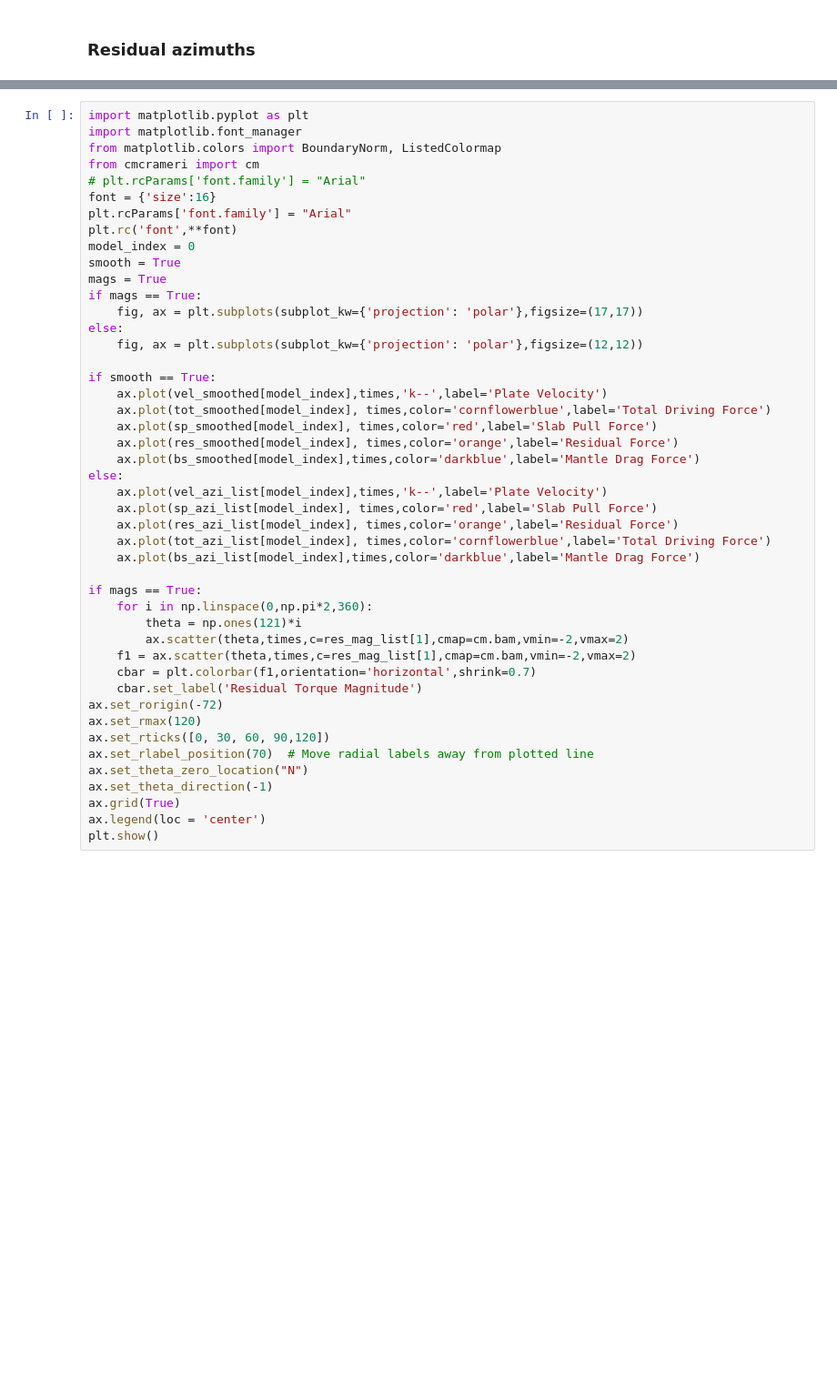
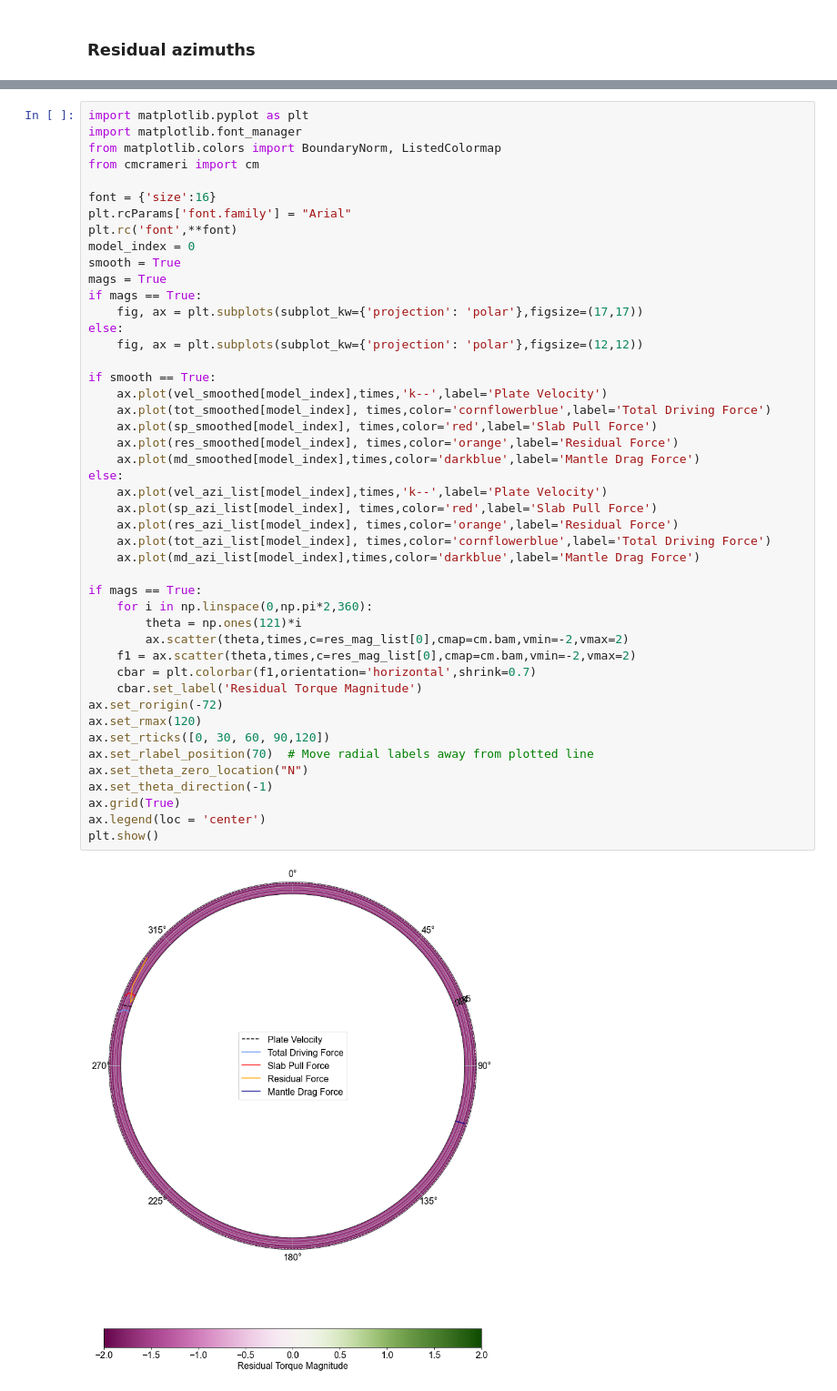
Before and after one commit to edward-clennett/Plate_driving_forces, a Jupyter notebook: Plate_driving_forces_analysis.ipynb, the cells around one changed output, grey strips where cells are left out. Shown at 91% size. Saved outputs shown, nothing was run; the diff lists cells and outputs as text; blank space fills up the shorter version.

```diff
--- a/Plate_driving_forces_analysis.ipynb
+++ b/Plate_driving_forces_analysis.ipynb
@@ -796,7 +863,7 @@ import matplotlib.pyplot as plt
 import matplotlib.font_manager
 from matplotlib.colors import BoundaryNorm, ListedColormap
 from cmcrameri import cm
-# plt.rcParams['font.family'] = "Arial"
+
 font = {'size':16}
 plt.rcParams['font.family'] = "Arial"
 plt.rc('font',**font)
@@ -806,34 +873,36 @@ mags = True
 if mags == True:
     fig, ax = plt.subplots(subplot_kw={'projection': 'polar'},figsize=(17,17))
 else:
     fig, ax = plt.subplots(subplot_kw={'projection': 'polar'},figsize=(12,12))
 
 if smooth == True:
     ax.plot(vel_smoothed[model_index],times,'k--',label='Plate Velocity')
     ax.plot(tot_smoothed[model_index], times,color='cornflowerblue',label='Total Driving Force')
     ax.plot(sp_smoothed[model_index], times,color='red',label='Slab Pull Force')
     ax.plot(res_smoothed[model_index], times,color='orange',label='Residual Force')
-    ax.plot(bs_smoothed[model_index],times,color='darkblue',label='Mantle Drag Force')
+    ax.plot(md_smoothed[model_index],times,color='darkblue',label='Mantle Drag Force')
 else:
     ax.plot(vel_azi_list[model_index],times,'k--',label='Plate Velocity')
     ax.plot(sp_azi_list[model_index], times,color='red',label='Slab Pull Force')
     ax.plot(res_azi_list[model_index], times,color='orange',label='Residual Force')
     ax.plot(tot_azi_list[model_index], times,color='cornflowerblue',label='Total Driving Force')
-    ax.plot(bs_azi_list[model_index],times,color='darkblue',label='Mantle Drag Force')
+    ax.plot(md_azi_list[model_index],times,color='darkblue',label='Mantle Drag Force')
 
 if mags == True:
     for i in np.linspace(0,np.pi*2,360):
         theta = np.ones(121)*i
-        ax.scatter(theta,times,c=res_mag_list[1],cmap=cm.bam,vmin=-2,vmax=2)
-    f1 = ax.scatter(theta,times,c=res_mag_list[1],cmap=cm.bam,vmin=-2,vmax=2)
+        ax.scatter(theta,times,c=res_mag_list[0],cmap=cm.bam,vmin=-2,vmax=2)
+    f1 = ax.scatter(theta,times,c=res_mag_list[0],cmap=cm.bam,vmin=-2,vmax=2)
     cbar = plt.colorbar(f1,orientation='horizontal',shrink=0.7)
     cbar.set_label('Residual Torque Magnitude')
 ax.set_rorigin(-72)
 ax.set_rmax(120)
 ax.set_rticks([0, 30, 60, 90,120])
 ax.set_rlabel_position(70)  # Move radial labels away from plotted line
 ax.set_theta_zero_location("N")
 ax.set_theta_direction(-1)
 ax.grid(True)
 ax.legend(loc = 'center')
 plt.show()
+# %% [output]
+[figure, added]
```
Also changed, not shown: parts of 12 cells of this notebook, 2 other files.
